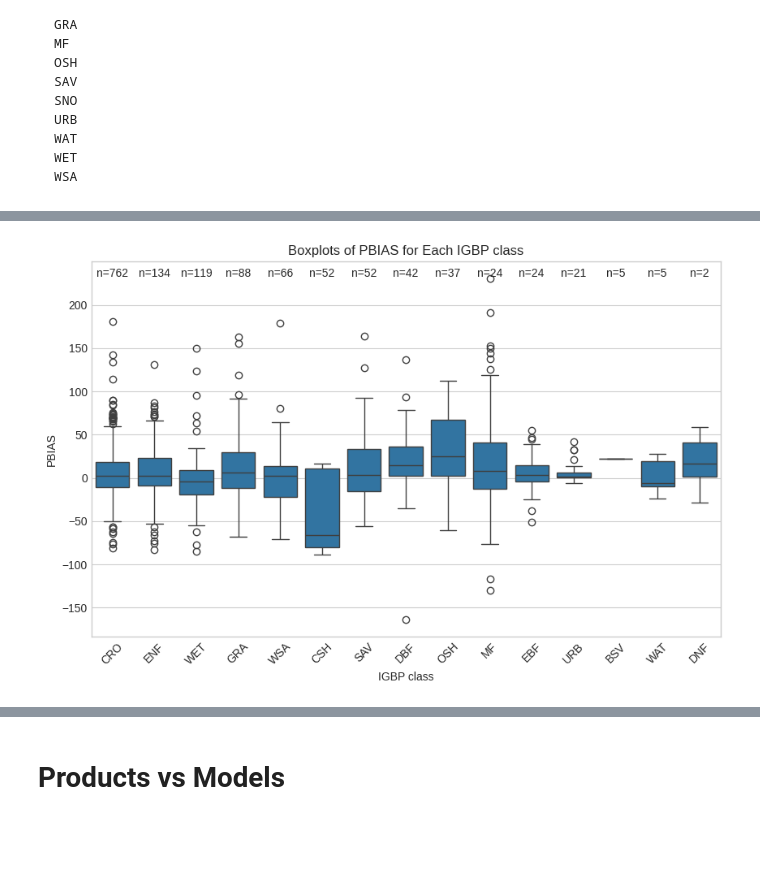
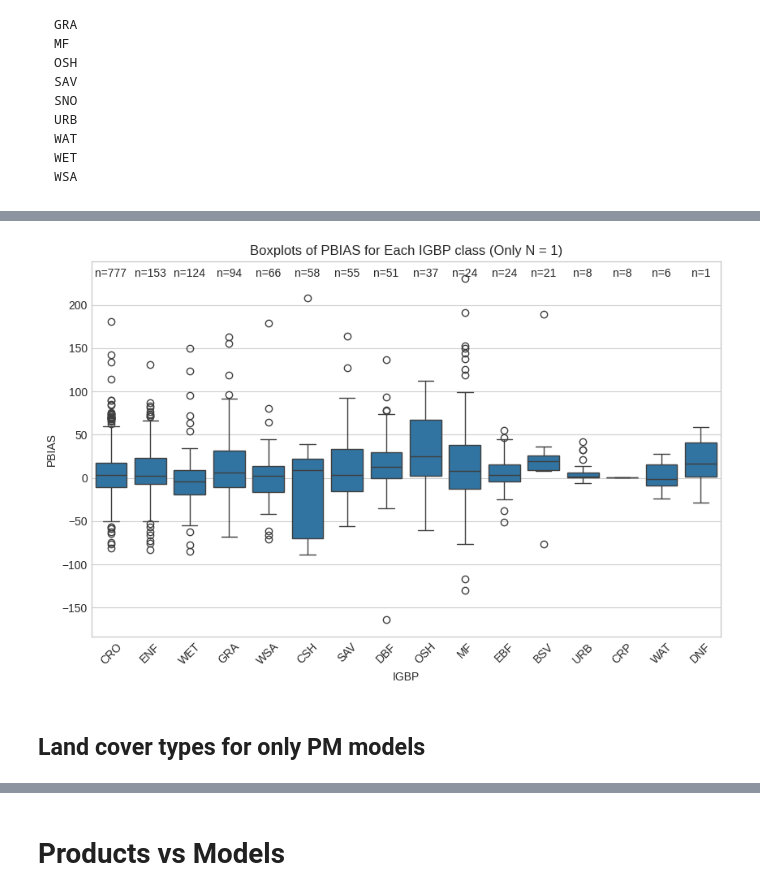
Before and after one commit to trngbich/MetaanalysisBiasET, a Jupyter notebook: PBias_meta_analyses.ipynb, the cells around one changed output, grey strips where cells are left out. Cells and saved outputs as stored; diff of their text form; code cells hidden in the pictures; blank space fills up the shorter version.

```diff
--- a/PBias_meta_analyses.ipynb
+++ b/PBias_meta_analyses.ipynb
@@ -1472,15 +1495,15 @@ tier_df
 # %%
 df_ = filtered_df
-df_ = df_[df_['IGBPQGIS'] == 'CRO']
+df_crop = df_[df_['IGBP'] == 'CRO']
 # Plot boxplots of PBIAS for each model type
 plt.figure(figsize=(10, 6))
-sns.boxplot(x='Model Type', y='PBIAS (%)', data=df_)
+sns.boxplot(x='Model Type', y='PBIAS (%)', data=df_crop)
 
 # Annotate the plot with the count of data points for each group
-group_counts = df_['Model Type'].value_counts().reset_index()
+group_counts = df_crop['Model Type'].value_counts().reset_index()
 group_counts.columns = ['Model Type', 'count']
 for index, row in group_counts.iterrows():
-    plt.text(index, df_['PBIAS (%)'].max() + 2, f'n={row["count"]}', ha='center')
+    plt.text(index, df_crop['PBIAS (%)'].max() + 2, f'n={row["count"]}', ha='center')
 
 plt.xlabel('Model Types')
 plt.ylabel('PBIAS')
@@ -1555,0 +1569,4 @@ plt.show()
+# %%
+df_ = df_crop
+dunn_results = sp.posthoc_dunn(df_, val_col='PBIAS (%)', group_col='Model Type', p_adjust='holm')
+dunn_results
@@ -1600,0 +1763,17 @@ df_models = filtered_df[filtered_df['IGBP class'].isin(values_to_filter)]
+# %%
+df_ = filtered_df
+# Plot boxplots of PBIAS for each model type
+plt.figure(figsize=(10, 6))
+sns.boxplot(x='IGBP', y='PBIAS (%)', data=df_)
+
+# Annotate the plot with the count of data points for each group
+group_counts = df_['IGBP'].value_counts().reset_index()
+group_counts.columns = ['IGBP', 'count']
+for index, row in group_counts.iterrows():
+    plt.text(index, df_['PBIAS (%)'].max() + 2, f'n={row["count"]}', ha='center')
+
+plt.xlabel('IGBP class')
+plt.ylabel('PBIAS')
+plt.title('Boxplots of PBIAS for Each IGBP class')
+plt.xticks(rotation=45)
+plt.show()
@@ -1601,19 +1782,22 @@ df_models = filtered_df[filtered_df['IGBP class'].isin(values_to_filter)]
 # %%
-df_ = df_models[df_models['Number of sites (N)'] == 1]
+df_ = filtered_df[filtered_df['Number of sites (N)'] == 1]
+
 # Plot boxplots of PBIAS for each model type
 plt.figure(figsize=(10, 6))
-sns.boxplot(x='IGBP class', y='PBIAS (%)', data=df_)
+sns.boxplot(x='IGBP', y='PBIAS (%)', data=df_)
 
 # Annotate the plot with the count of data points for each group
-group_counts = df_['IGBP class'].value_counts().reset_index()
-group_counts.columns = ['IGBP class', 'count']
+group_counts = df_['IGBP'].value_counts().reset_index()
+group_counts.columns = ['IGBP', 'count']
 for index, row in group_counts.iterrows():
     plt.text(index, df_['PBIAS (%)'].max() + 2, f'n={row["count"]}', ha='center')
 
-plt.xlabel('IGBP class')
+plt.xlabel('IGBP')
 plt.ylabel('PBIAS')
-plt.title('Boxplots of PBIAS for Each IGBP class')
+plt.title('Boxplots of PBIAS for Each IGBP class (Only N = 1)')
 plt.xticks(rotation=45)
 plt.show()
 # %% [output]
-[figure, old version]
+[figure, new version]
+# %% [markdown]
+## Land cover types for only PM models
```
Also changed, not shown: parts of 85 cells of this notebook.
